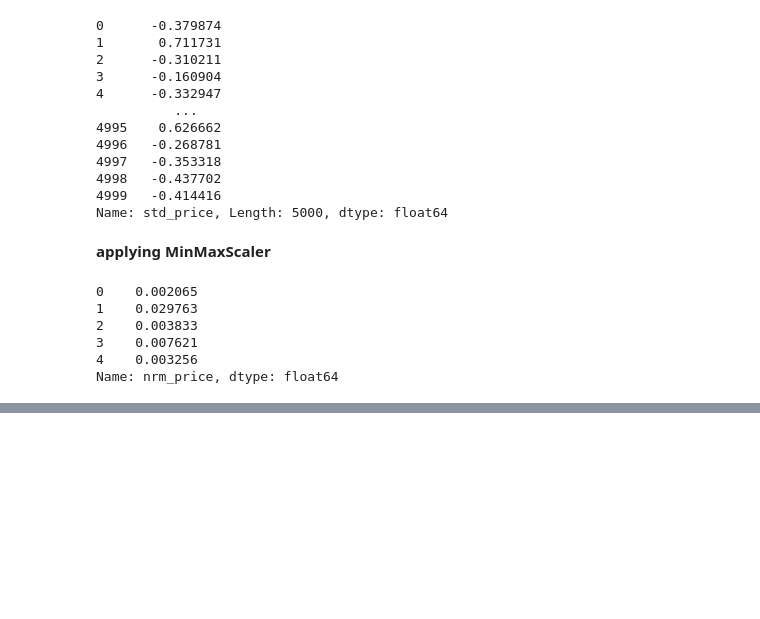
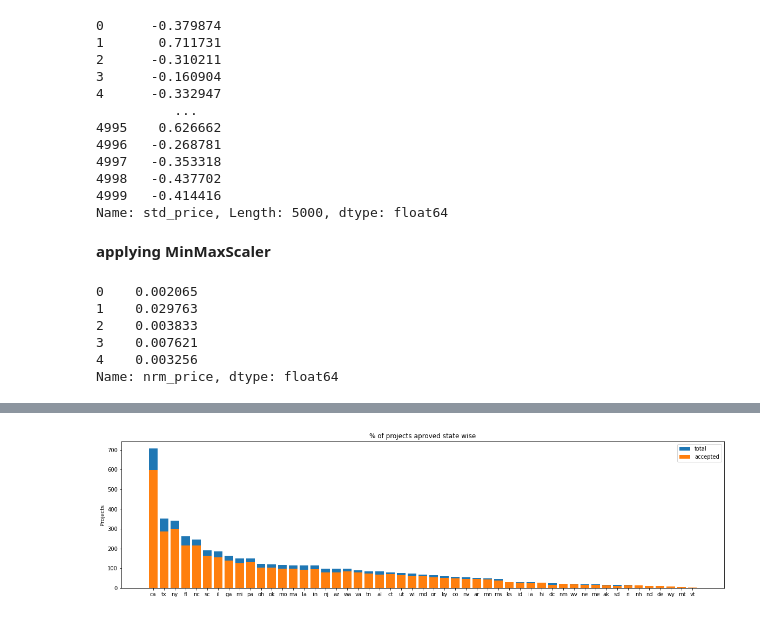
Before and after one commit to srinivas2234/DonorsChooseDataset, a Jupyter notebook: DonorsChoose_Srinivas.ipynb, the cells around one changed output, grey strips where cells are left out. Cells and saved outputs as stored; diff of their text form; code cells hidden in the pictures; blank space fills up the shorter version.

```diff
--- a/DonorsChoose_Srinivas.ipynb
+++ b/DonorsChoose_Srinivas.ipynb
@@ -566,0 +599,20 @@ array([[ 0,  1,  2,  3,  4,  5,  6,  7,  8,  9, 10, 11, 12, 13, 14, 15,
+# %%
+# temp_approvals = pd.DataFrame(project_data.groupby("school_state")["project_is_approved"].mean()).reset_index()
+# temp_all=project_data.groupby("school_state")["project_is_approved"].mean().reset_index()
+# #print(temp_all[0:3])
+# temp_approvals.columns=['state_code', 'num_proposals']
+# temp_approvals.head(3)
+
+temp = pd.DataFrame(project_data.groupby("school_state")["project_is_approved"].apply(np.mean)).reset_index()
+# if you have data which contain only 0 and 1, then the mean = percentage (think about it)
+temp.columns = ['state_code', 'num_proposals']
+temp.head(13)
+
+tot_proposals=pd.DataFrame(project_data.groupby('school_state')['project_is_approved'].count())
+total= list(tot_proposals['project_is_approved'])
+print(total)
+tot_approvals=pd.DataFrame(project_data.groupby('school_state')['project_is_approved'].sum())
+approved=list(tot_approvals['project_is_approved'])
+#school_stateNames=list(temp['school_state'])
+print(approved)
+school_stateNames=list(temp['state_code'])
@@ -566,0 +622,8 @@ array([[ 0,  1,  2,  3,  4,  5,  6,  7,  8,  9, 10, 11, 12, 13, 14, 15,
+# %%
+Temp_df=pd.DataFrame(columns =['state_code','Total_projects','project_is_approved'])
+Temp_df['state_code']=school_stateNames
+Temp_df['Total_projects']=total
+Temp_df['project_is_approved']=approved
+Temp_df.head(5)
+Temp_df.sort_values(by='Total_projects', inplace=True, ascending=False)
+Temp_df.head(5)
@@ -566,0 +637,13 @@ array([[ 0,  1,  2,  3,  4,  5,  6,  7,  8,  9, 10, 11, 12, 13, 14, 15,
+# %%
+ind = np.arange(Temp_df.shape[0])
+
+plt.figure(figsize=(20,5))
+p1 = plt.bar(ind, Temp_df['Total_projects'].values)
+p2 = plt.bar(ind, Temp_df['project_is_approved'].values)
+plt.ylabel('Projects')
+plt.title('% of projects aproved state wise')
+plt.xticks(ind, list(Temp_df['state_code'].values))
+plt.legend((p1[0], p2[0]), ('total', 'accepted'))
+plt.show()
+# %% [output]
+[figure, added]
```
Also changed, not shown: parts of 13 cells of this notebook.
